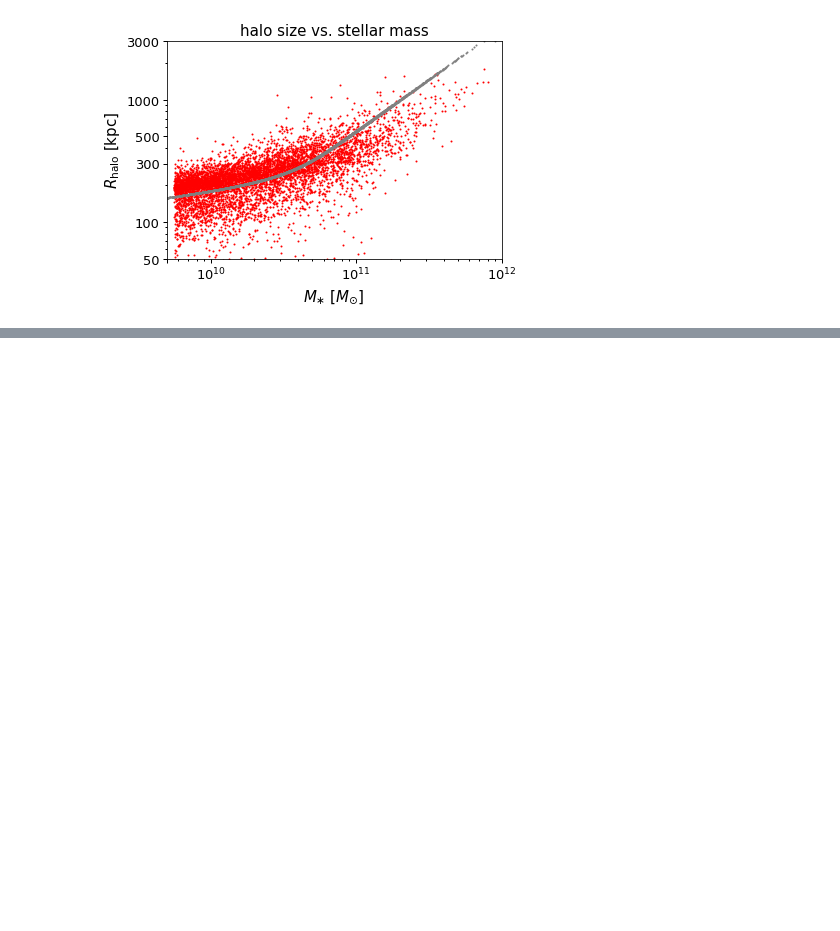
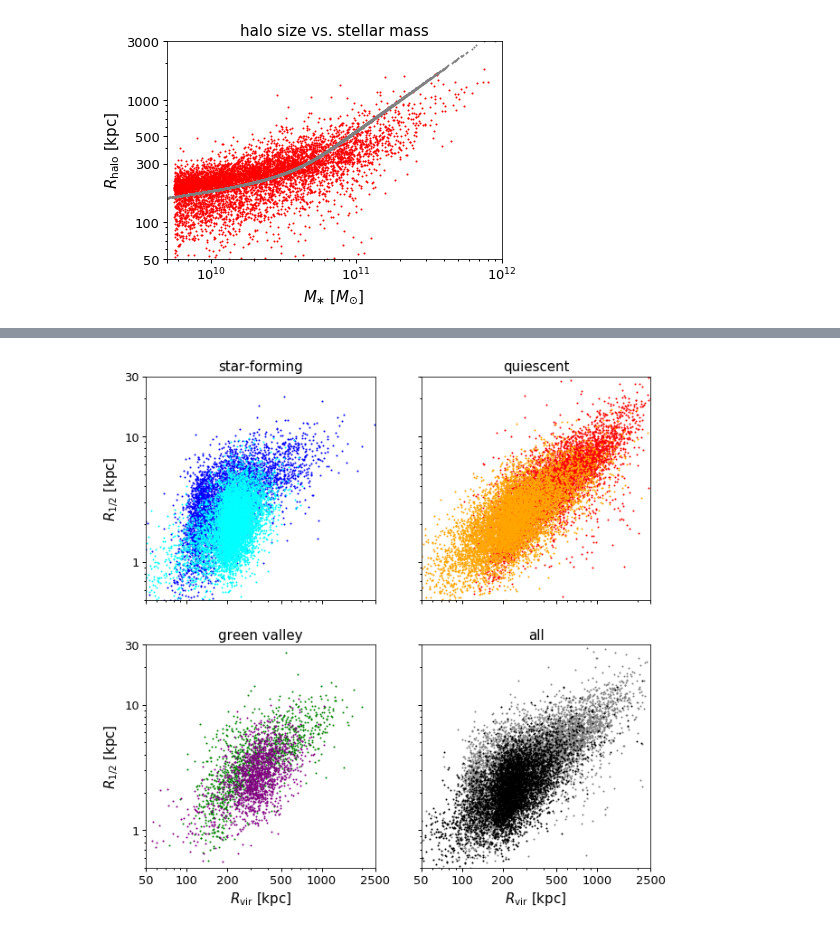
Before and after one commit to aphearin/galsize_models, a Jupyter notebook: notebooks/random_bt_forward_model.ipynb, the cells around one changed output, grey strips where cells are left out. Cells and saved outputs as stored; diff of their text form; code cells hidden in the pictures; blank space fills up the shorter version.

```diff
--- a/notebooks/random_bt_forward_model.ipynb
+++ b/notebooks/random_bt_forward_model.ipynb
@@ -79,0 +124,83 @@ title = ax.set_title('halo size vs. stellar mass')
+# %%
+mask_sf = sdss['ssfr'] >= -10.75
+mask_gv = (sdss['ssfr'] < -10.75) & (sdss['ssfr'] >= -11.25)
+mask_q = (sdss['ssfr'] < -11.25)
+
+mock_mask_sf = mock['ssfr'] >= -10.75
+mock_mask_gv = (mock['ssfr'] < -10.75) & (mock['ssfr'] >= -11.25)
+mock_mask_q = (mock['ssfr'] < -11.25)
+
+fig, ((ax1, ax2), (ax3, ax4)) = plt.subplots(2, 2, sharex=True, sharey=True,
+                                            figsize=(10, 10))
+
+__=ax1.loglog(); __=ax2.loglog(); __=ax3.loglog(); __=ax4.loglog()
+
+nskip = 20
+__=ax1.scatter(sdss['rvir_halo_kpc'][mask_sf][::nskip],
+              sdss['r50_magr_kpc_meert15'][mask_sf][::nskip],
+              color='blue', s=1, label='')
+__=ax1.scatter(mock['rvir_halo_kpc'][mock_mask_sf][::nskip],
+              mock['r50_magr_kpc_meert15'][mock_mask_sf][::nskip],
+              color='cyan', s=1, label='')
+
+__=ax2.scatter(sdss['rvir_halo_kpc'][mask_q][::nskip],
+              sdss['r50_magr_kpc_meert15'][mask_q][::nskip],
+              color='red', s=1, label='')
+__=ax2.scatter(mock['rvir_halo_kpc'][mock_mask_q][::nskip],
+              mock['r50_magr_kpc_meert15'][mock_mask_q][::nskip],
+              color='orange', s=1, label='')
+
+__=ax3.scatter(sdss['rvir_halo_kpc'][mask_gv][::nskip],
+              sdss['r50_magr_kpc_meert15'][mask_gv][::nskip],
+              color='green', s=1, label='')
+__=ax3.scatter(mock['rvir_halo_kpc'][mock_mask_gv][::nskip],
+              mock['r50_magr_kpc_meert15'][mock_mask_gv][::nskip],
+              color='purple', s=1, label='')
+
+__=ax4.scatter(sdss['rvir_halo_kpc'][::2*nskip],
+              sdss['r50_magr_kpc_meert15'][::2*nskip],
+              color='gray', s=1, label='')
+__=ax4.scatter(mock['rvir_halo_kpc'][::3*nskip],
+              mock['r50_magr_kpc_meert15'][::3*nskip],
+              color='k', s=1, label='')
+
+
+xlim1 = ax1.set_xlim(50, 2500)
+xlim2 = ax2.set_xlim(50, 2500)
+xlim3 = ax3.set_xlim(50, 2500)
+xlim4 = ax4.set_xlim(50, 2500)
+ylim1 = ax1.set_ylim(.5, 30)
+ylim2 = ax2.set_ylim(.5, 30)
+ylim3 = ax3.set_ylim(.5, 30)
+ylim4 = ax4.set_ylim(.5, 30)
+
+__=ax1.set_xticks((50, 100, 200, 500, 1000, 2500))
+__=ax1.set_yticks((1, 10, 30))
+from matplotlib import ticker
+__=ax1.get_xaxis().set_major_formatter(ticker.ScalarFormatter())
+__=ax1.get_xaxis().set_minor_formatter(ticker.NullFormatter())
+__=ax1.get_yaxis().set_major_formatter(ticker.ScalarFormatter())
+__=ax1.get_yaxis().set_minor_formatter(ticker.NullFormatter())
+__=ax2.get_xaxis().set_major_formatter(ticker.ScalarFormatter())
+__=ax2.get_xaxis().set_minor_formatter(ticker.NullFormatter())
+__=ax2.get_yaxis().set_major_formatter(ticker.ScalarFormatter())
+__=ax2.get_yaxis().set_minor_formatter(ticker.NullFormatter())
+__=ax3.get_xaxis().set_major_formatter(ticker.ScalarFormatter())
+__=ax3.get_xaxis().set_minor_formatter(ticker.NullFormatter())
+__=ax3.get_yaxis().set_major_formatter(ticker.ScalarFormatter())
+__=ax3.get_yaxis().set_minor_formatter(ticker.NullFormatter())
+__=ax4.get_xaxis().set_major_formatter(ticker.ScalarFormatter())
+__=ax4.get_xaxis().set_minor_formatter(ticker.NullFormatter())
+__=ax4.get_yaxis().set_major_formatter(ticker.ScalarFormatter())
+__=ax4.get_yaxis().set_minor_formatter(ticker.NullFormatter())
+
+xlabel3 = ax3.set_xlabel(r'$R_{\rm vir}$ [kpc]')
+ylabel1 = ax1.set_ylabel(r'$R_{1/2}$ [kpc]')
+xlabel4 = ax4.set_xlabel(r'$R_{\rm vir}$ [kpc]')
+ylabel3 = ax3.set_ylabel(r'$R_{1/2}$ [kpc]')
+title1 = ax1.set_title('star-forming')
+title2 = ax2.set_title('quiescent')
+title3 = ax3.set_title('green valley')
+title4 = ax4.set_title('all')
+# %% [output]
+[figure, added]
```
Also changed, not shown: parts of 5 cells of this notebook.
